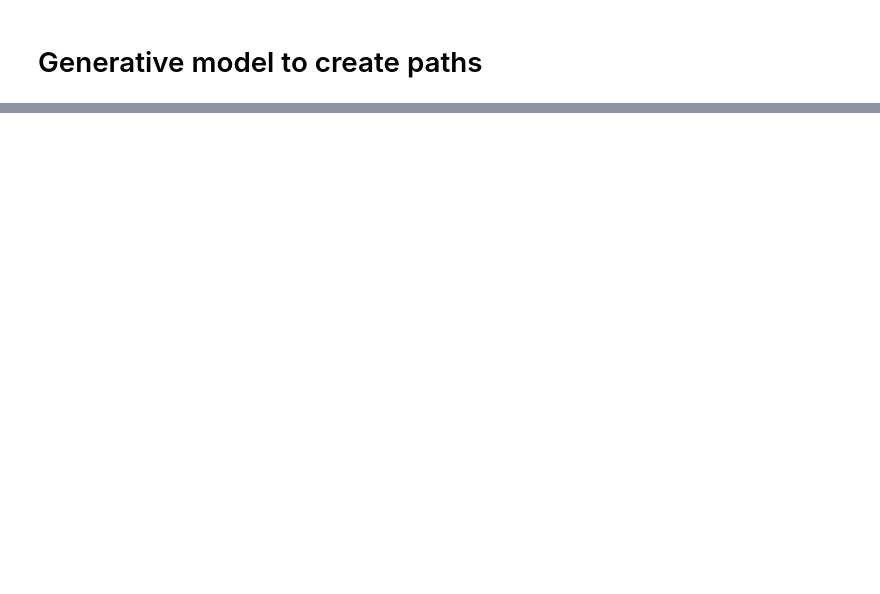
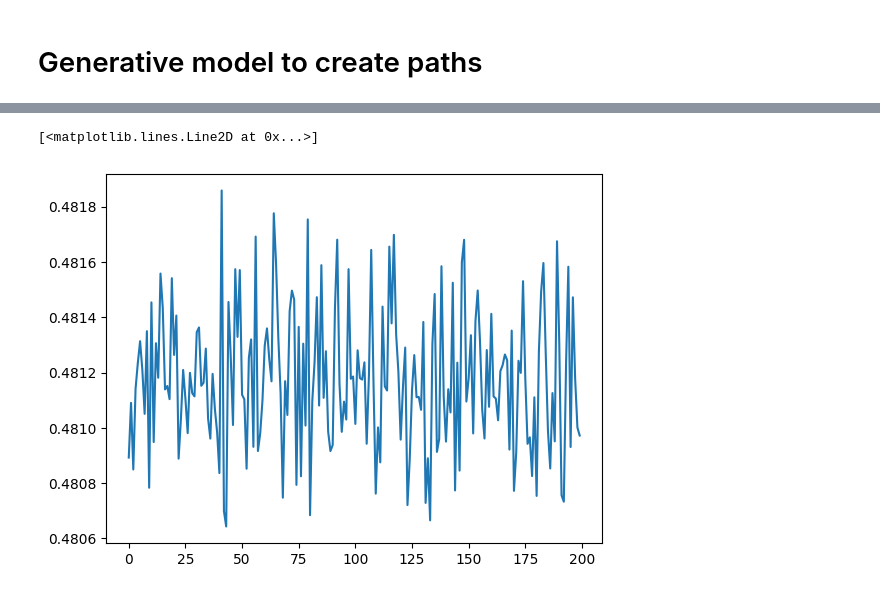
Before and after one commit to jonathancyu/prov-dp, a Jupyter notebook: path_MLP.ipynb, the cells around one changed output, grey strips where cells are left out. Saved outputs shown, nothing was run; the diff lists cells and outputs as text; code cells hidden in the pictures; blank space fills up the shorter version.

```diff
--- a/path_MLP.ipynb
+++ b/path_MLP.ipynb
@@ -122,0 +118,15 @@ X_train, Y_train = build_dataset()
+# %%
+import torch.nn as nn
+
+vocab_size = len(tokens)
+n_embedding = 10 # Embedding dimension
+n_hidden = 100
+
+model = nn.Sequential(
+    nn.Embedding(vocab_size, n_embedding),
+    nn.Flatten(),
+    nn.Linear(n_embedding * block_size, n_hidden), nn.ReLU(),
+    nn.Linear(n_hidden, vocab_size),
+    nn.Sigmoid()
+)
+lossi = []
@@ -122,0 +162,24 @@ X_train, Y_train = build_dataset()
+# %%
+from tqdm import tqdm
+max_steps = 200000
+for i in range(max_steps):
+    ix = torch.randint(0, X_train.shape[0], (batch_size,))
+    X_batch, Y_batch = X_train[ix], Y_train[ix]
+
+    # Forward pass
+    logits = model(X_batch) # output layer
+    loss = F.cross_entropy(logits, Y_batch)
+
+    # Backward pass
+    for p in model.parameters():
+        p.requires_grad = True
+    loss.backward()
+
+    # update
+    for p in model.parameters():
+        p.data += -learning_rate * p.grad
+
+    # Track stats
+    if i % 10000 == 0: # print every once in a while
+        print(f'{i:7d}/{max_steps:7d}: {loss.item():.4f}')
+    lossi.append(loss.log10().item())
@@ -122,0 +207,7 @@ X_train, Y_train = build_dataset()
+# %%
+import matplotlib.pyplot as plt
+
+plt.plot(torch.tensor(lossi).view(-1, 1000).mean(1))
+# %% [output]
+[<matplotlib.lines.Line2D at 0x...>]
+[figure, added]
```
Also changed, not shown: parts of 12 cells of this notebook.
